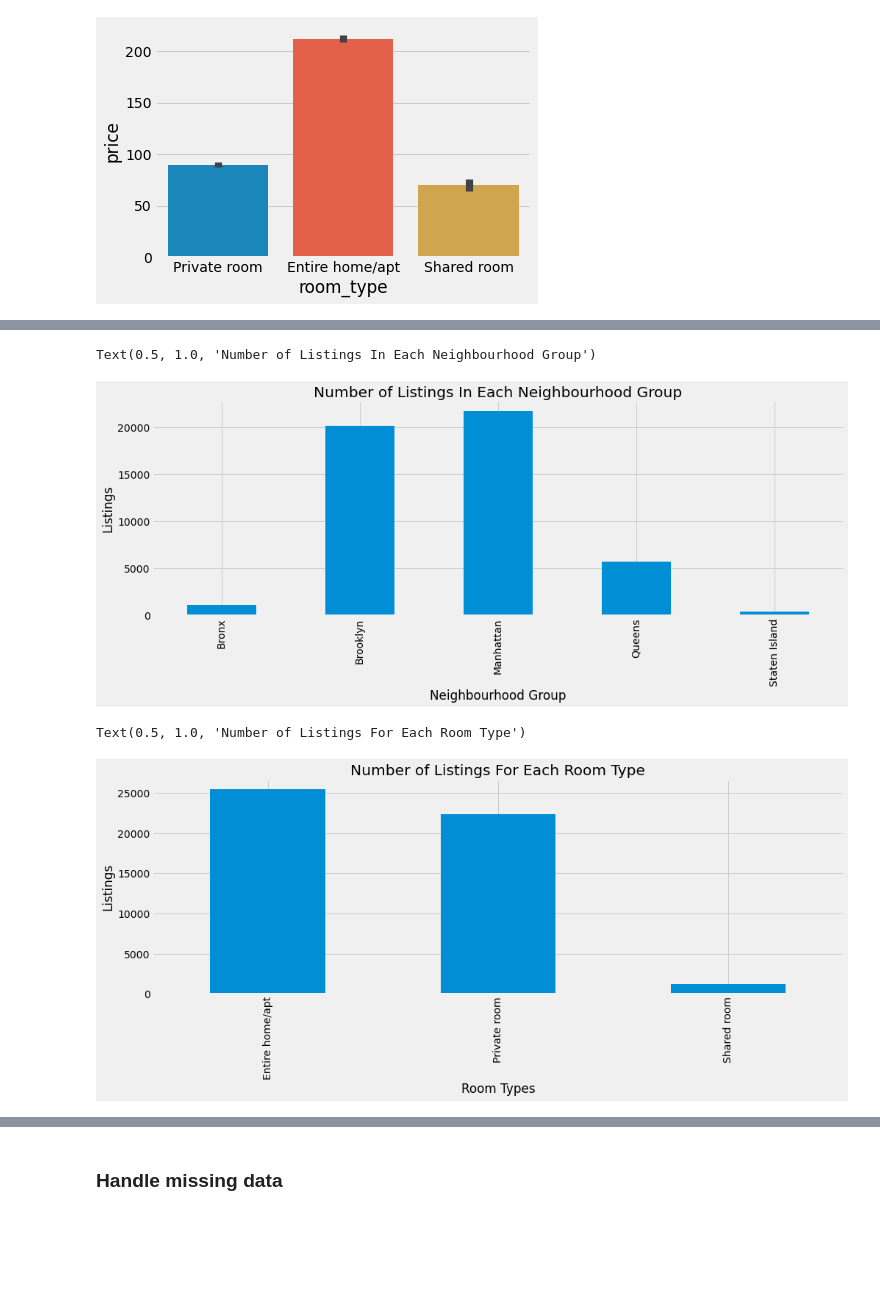
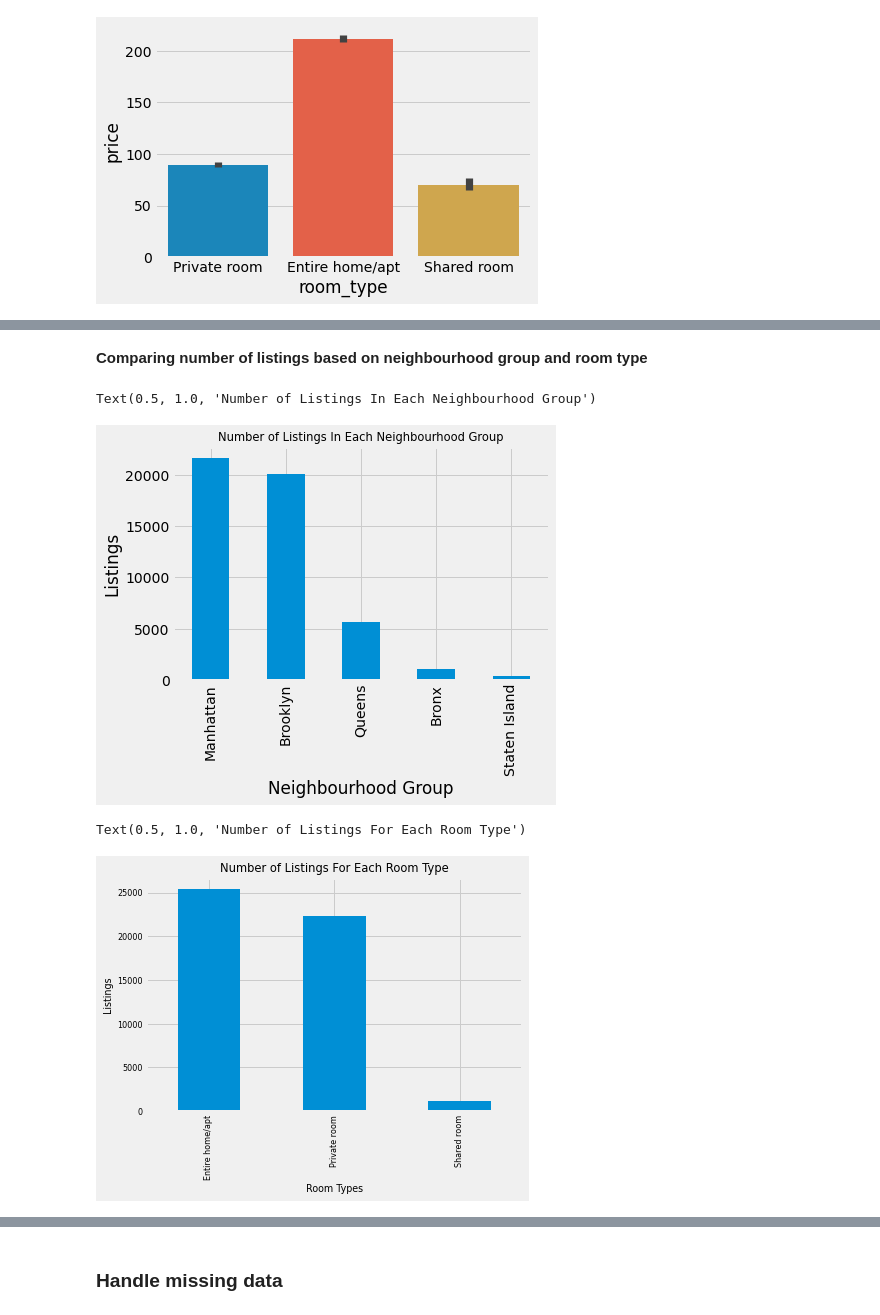
Before and after one commit to Min-Ling/TCS-GA-Capstone-Final-Project, a Jupyter notebook: AB_NYC_EDA.ipynb, the cells around one changed output, grey strips where cells are left out. Drawn from its saved outputs; the diff is of its cells as text; code cells hidden in the pictures; blank space fills up the shorter version.

```diff
--- a/AB_NYC_EDA.ipynb
+++ b/AB_NYC_EDA.ipynb
@@ -123,16 +122,22 @@ sns.barplot(data=data[data.room_type=='Shared room'], x='neighbourhood_group', y
+# %% [markdown]
+**Comparing number of listings based on neighbourhood group and room type**
 # %%
-data.neighbourhood_group.value_counts().sort_index().plot(kind='bar', figsize=(15,5))
+data.neighbourhood_group.value_counts().plot(kind='bar')
+
+plt.rcParams.update({'font.size': 8})
 plt.xlabel('Neighbourhood Group')
 plt.ylabel('Listings')
 plt.title('Number of Listings In Each Neighbourhood Group')
 # %% [output]
 Text(0.5, 1.0, 'Number of Listings In Each Neighbourhood Group')
-[figure, old version]
+[figure, new version]
 # %%
-data.room_type.value_counts().plot(kind='bar', figsize=(15,5))
+data.room_type.value_counts().plot(kind='bar')
+
+plt.rcParams.update({'font.size': 8})
 plt.xlabel('Room Types')
 plt.ylabel('Listings')
 plt.title('Number of Listings For Each Room Type')
 # %% [output]
 Text(0.5, 1.0, 'Number of Listings For Each Room Type')
-[figure, old version]
+[figure, new version]
```
Also changed, not shown: parts of 80 cells of this notebook.
